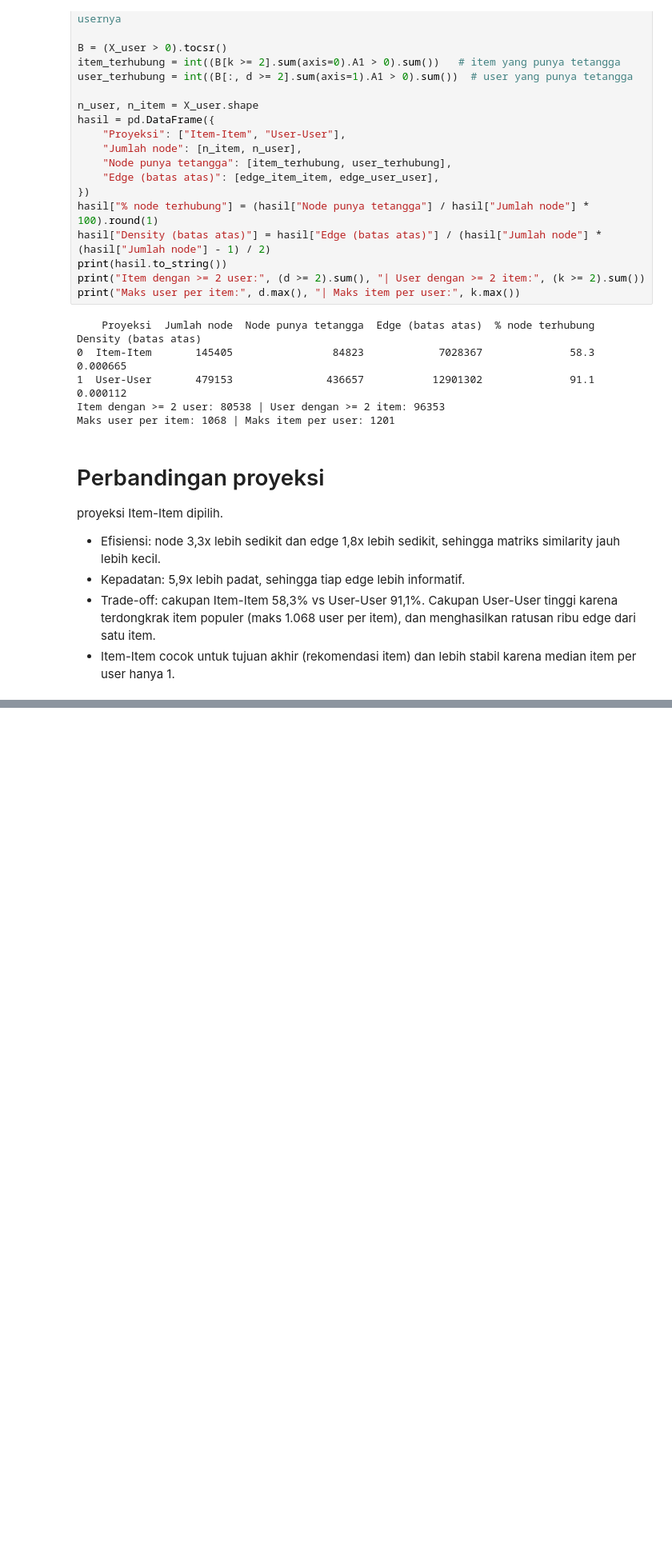
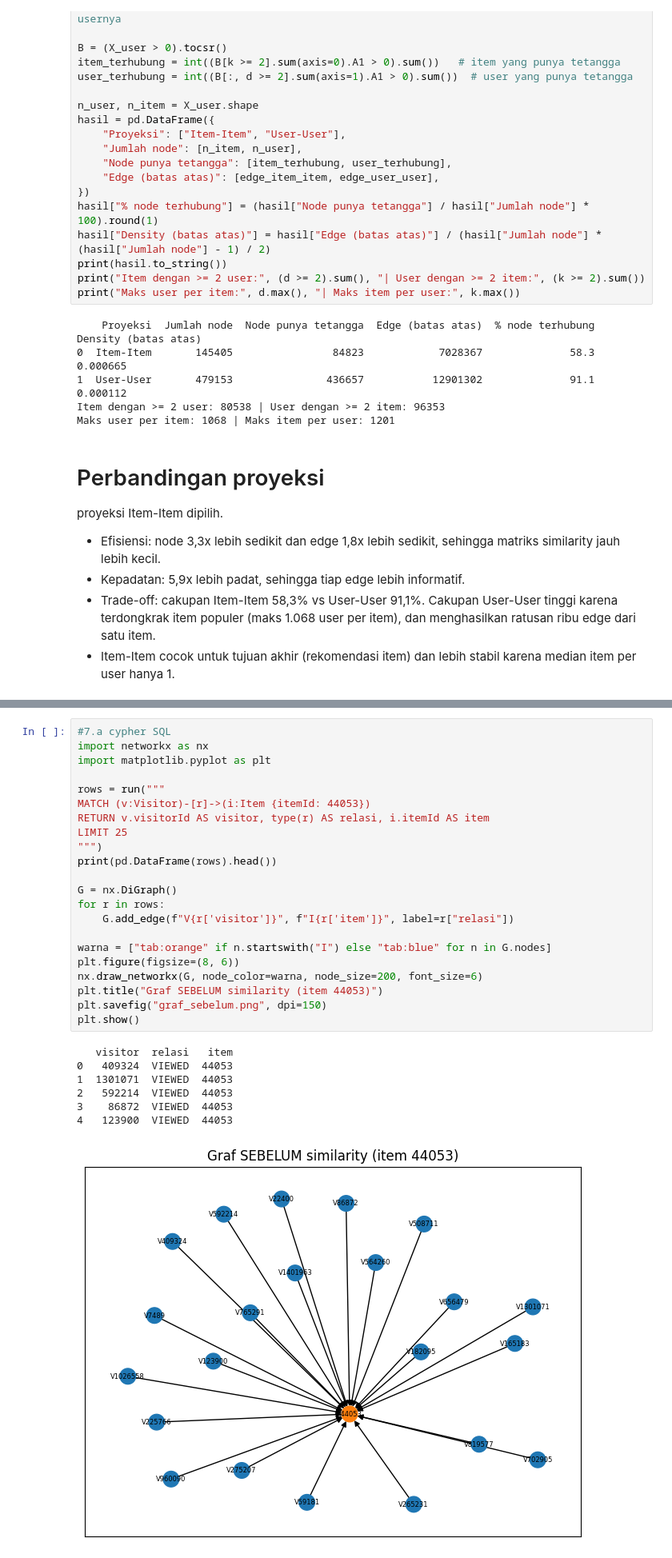
Before and after one commit to nuhaasalsabila/uts-graf-nuhaa-045, a Jupyter notebook: uts.ipynb, the cells around one changed output, grey strips where cells are left out. Shown at 80% size. Saved outputs shown, nothing was run; the diff lists cells and outputs as text; blank space fills up the shorter version.

Commit message:
2.1 no 7 dan 8 similarity

```diff
--- a/uts.ipynb
+++ b/uts.ipynb
@@ -218,0 +244,30 @@ proyeksi Item-Item dipilih.
+# %%
+#7.a cypher SQL
+import networkx as nx
+import matplotlib.pyplot as plt
+
+rows = run("""
+MATCH (v:Visitor)-[r]->(i:Item {itemId: 44053})
+RETURN v.visitorId AS visitor, type(r) AS relasi, i.itemId AS item
+LIMIT 25
+""")
+print(pd.DataFrame(rows).head())
+
+G = nx.DiGraph()
+for r in rows:
+    G.add_edge(f"V{r['visitor']}", f"I{r['item']}", label=r["relasi"])
+
+warna = ["tab:orange" if n.startswith("I") else "tab:blue" for n in G.nodes]
+plt.figure(figsize=(8, 6))
+nx.draw_networkx(G, node_color=warna, node_size=200, font_size=6)
+plt.title("Graf SEBELUM similarity (item 44053)")
+plt.savefig("graf_sebelum.png", dpi=150)
+plt.show()
+# %% [output]
+   visitor  relasi   item
+0   409324  VIEWED  44053
+1  1301071  VIEWED  44053
+2   592214  VIEWED  44053
+3    86872  VIEWED  44053
+4   123900  VIEWED  44053
+[figure, added]
```
Also changed, not shown: parts of 8 cells of this notebook, 2 other files.
